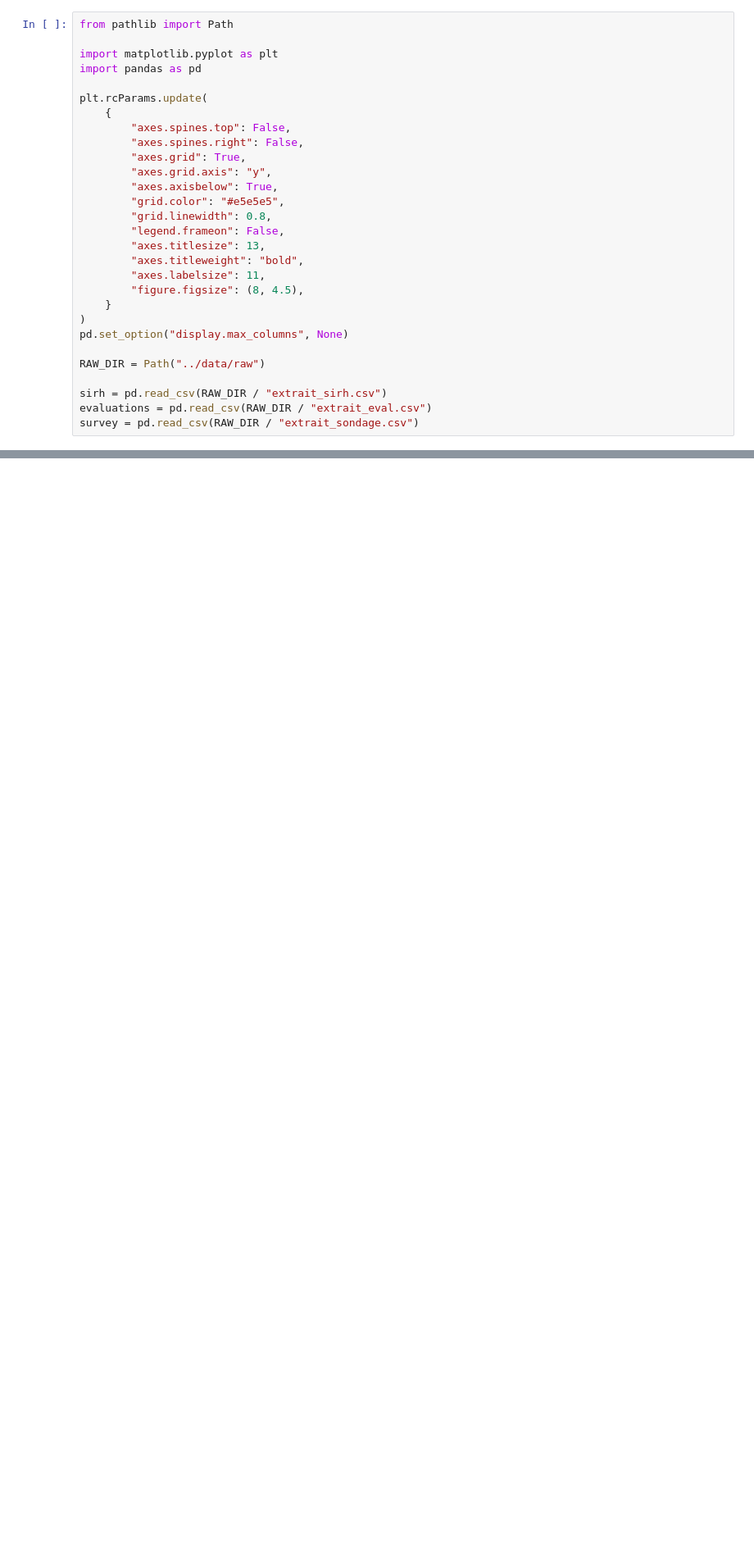
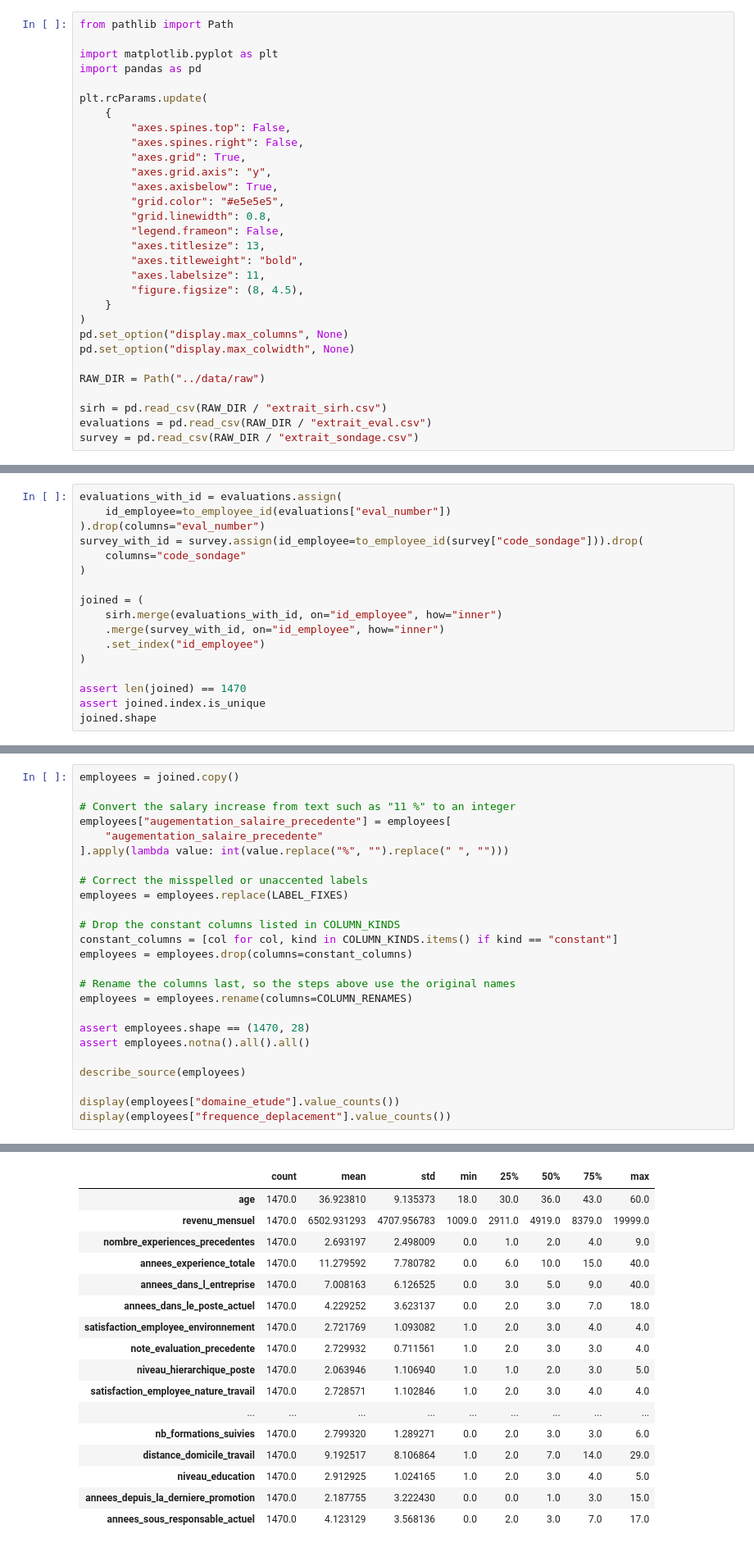
Before and after one commit to dapitch666/oc-p04-hr-attrition-classification, a Jupyter notebook: notebooks/01_exploration.ipynb, the cells around one changed output, grey strips where cells are left out. Shown at 82% size. Drawn from its saved outputs; the diff is of its cells as text; blank space fills up the shorter version.

```diff
--- a/notebooks/01_exploration.ipynb
+++ b/notebooks/01_exploration.ipynb
@@ -27,6 +27,7 @@ plt.rcParams.update(
     }
 )
 pd.set_option("display.max_columns", None)
+pd.set_option("display.max_colwidth", None)
 
 RAW_DIR = Path("../data/raw")
 
@@ -363,0 +465,17 @@ Each key appears once in its file, and the three keys cover exactly the same 1,4
+# %%
+evaluations_with_id = evaluations.assign(
+    id_employee=to_employee_id(evaluations["eval_number"])
+).drop(columns="eval_number")
+survey_with_id = survey.assign(id_employee=to_employee_id(survey["code_sondage"])).drop(
+    columns="code_sondage"
+)
+
+joined = (
+    sirh.merge(evaluations_with_id, on="id_employee", how="inner")
+    .merge(survey_with_id, on="id_employee", how="inner")
+    .set_index("id_employee")
+)
+
+assert len(joined) == 1470
+assert joined.index.is_unique
+joined.shape
@@ -363,0 +490,26 @@ Each key appears once in its file, and the three keys cover exactly the same 1,4
+# %%
+employees = joined.copy()
+
+# Convert the salary increase from text such as "11 %" to an integer
+employees["augementation_salaire_precedente"] = employees[
+    "augementation_salaire_precedente"
+].apply(lambda value: int(value.replace("%", "").replace(" ", "")))
+
+# Correct the misspelled or unaccented labels
+employees = employees.replace(LABEL_FIXES)
+
+# Drop the constant columns listed in COLUMN_KINDS
+constant_columns = [col for col, kind in COLUMN_KINDS.items() if kind == "constant"]
+employees = employees.drop(columns=constant_columns)
+
+# Rename the columns last, so the steps above use the original names
+employees = employees.rename(columns=COLUMN_RENAMES)
+
+assert employees.shape == (1470, 28)
+assert employees.notna().all().all()
+
+describe_source(employees)
+
+display(employees["domaine_etude"].value_counts())
+display(employees["frequence_deplacement"].value_counts())
+# %% [output]
@@ -363,0 +522,17 @@ Each key appears once in its file, and the three keys cover exactly the same 1,4
+|  | count | mean | std | min | 25% | 50% | 75% | max |
+| age | 1470.0 | 36.923810 | 9.135373 | 18.0 | 30.0 | 36.0 | 43.0 | 60.0 |
+| revenu_mensuel | 1470.0 | 6502.931293 | 4707.956783 | 1009.0 | 2911.0 | 4919.0 | 8379.0 | 19999.0 |
+| nombre_experiences_precedentes | 1470.0 | 2.693197 | 2.498009 | 0.0 | 1.0 | 2.0 | 4.0 | 9.0 |
+| annees_experience_totale | 1470.0 | 11.279592 | 7.780782 | 0.0 | 6.0 | 10.0 | 15.0 | 40.0 |
+| annees_dans_l_entreprise | 1470.0 | 7.008163 | 6.126525 | 0.0 | 3.0 | 5.0 | 9.0 | 40.0 |
+| annees_dans_le_poste_actuel | 1470.0 | 4.229252 | 3.623137 | 0.0 | 2.0 | 3.0 | 7.0 | 18.0 |
+| satisfaction_employee_environnement | 1470.0 | 2.721769 | 1.093082 | 1.0 | 2.0 | 3.0 | 4.0 | 4.0 |
+| note_evaluation_precedente | 1470.0 | 2.729932 | 0.711561 | 1.0 | 2.0 | 3.0 | 3.0 | 4.0 |
+| niveau_hierarchique_poste | 1470.0 | 2.063946 | 1.106940 | 1.0 | 1.0 | 2.0 | 3.0 | 5.0 |
+| satisfaction_employee_nature_travail | 1470.0 | 2.728571 | 1.102846 | 1.0 | 2.0 | 3.0 | 4.0 | 4.0 |
+| ... | ... | ... | ... | ... | ... | ... | ... | ... |
+| nb_formations_suivies | 1470.0 | 2.799320 | 1.289271 | 0.0 | 2.0 | 3.0 | 3.0 | 6.0 |
+| distance_domicile_travail | 1470.0 | 9.192517 | 8.106864 | 1.0 | 2.0 | 7.0 | 14.0 | 29.0 |
+| niveau_education | 1470.0 | 2.912925 | 1.024165 | 1.0 | 2.0 | 3.0 | 4.0 | 5.0 |
+| annees_depuis_la_derniere_promotion | 1470.0 | 2.187755 | 3.222430 | 0.0 | 0.0 | 1.0 | 3.0 | 15.0 |
+| annees_sous_responsable_actuel | 1470.0 | 4.123129 | 3.568136 | 0.0 | 2.0 | 3.0 | 7.0 | 17.0 |
```
Also changed, not shown: parts of 19 cells of this notebook.
